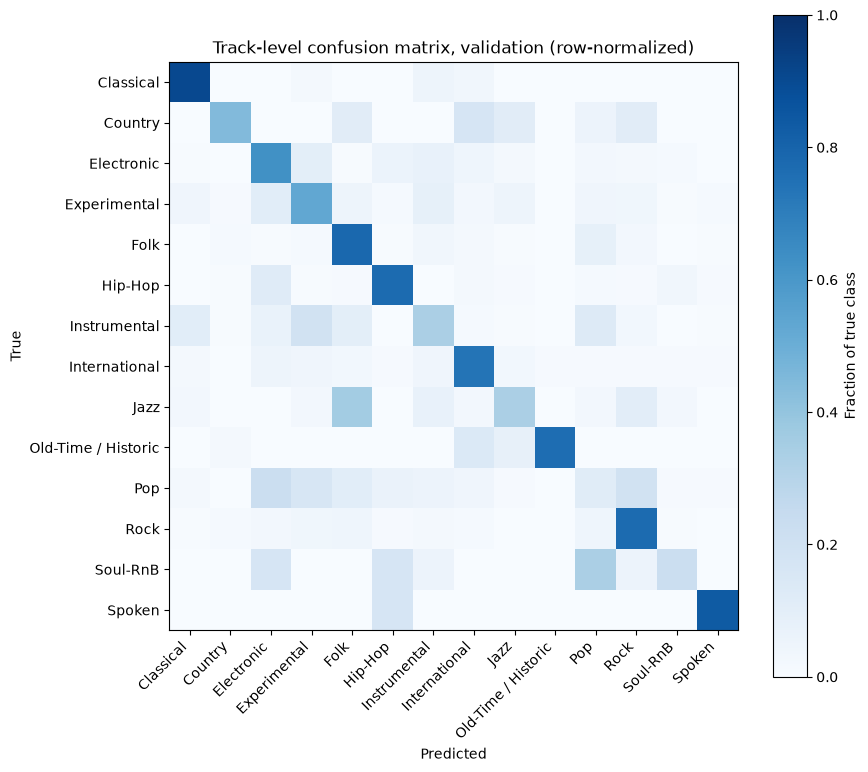
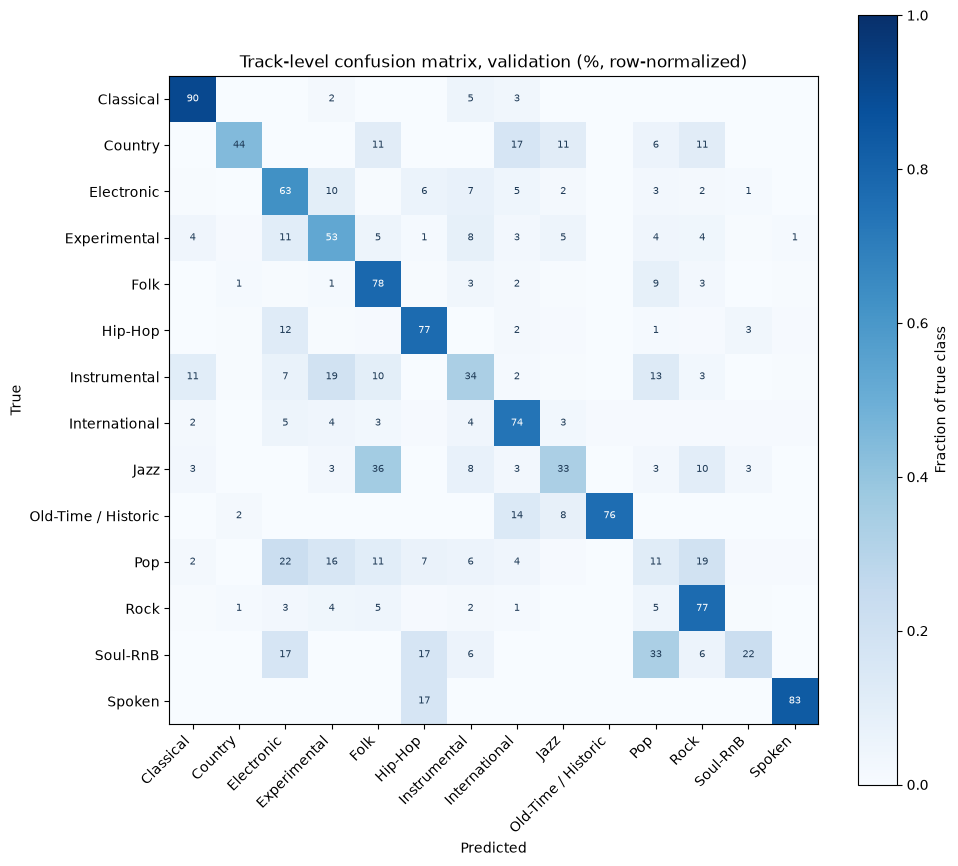
Unified diff of the notebook cell whose output changed from the first chart to the second:
--- before
+++ after
@@ -1,12 +1,20 @@
 cm = confusion_matrix(track_true, track_pred, normalize='true')
 
-plt.figure(figsize=(9, 8))
+plt.figure(figsize=(10, 9))
 plt.imshow(cm, vmin=0, vmax=1, cmap='Blues')
 plt.colorbar(label='Fraction of true class')
+# cell annotations in percent; near-zero cells stay empty for readability
+for i in range(len(val.classes)):
+    for j in range(len(val.classes)):
+        v = cm[i, j]
+        if v < 0.01:
+            continue
+        plt.text(j, i, f'{v * 100:.0f}', ha='center', va='center',
+                 fontsize=7, color='white' if v > 0.5 else '#1f3b57')
 plt.xticks(range(len(val.classes)), val.classes, rotation=45, ha='right')
 plt.yticks(range(len(val.classes)), val.classes)
 plt.xlabel('Predicted')
 plt.ylabel('True')
-plt.title('Track-level confusion matrix, validation (row-normalized)')
+plt.title('Track-level confusion matrix, validation (%, row-normalized)')
 plt.tight_layout()
 plt.show()

Commit: Annotate validation confusion matrix in baseline notebook